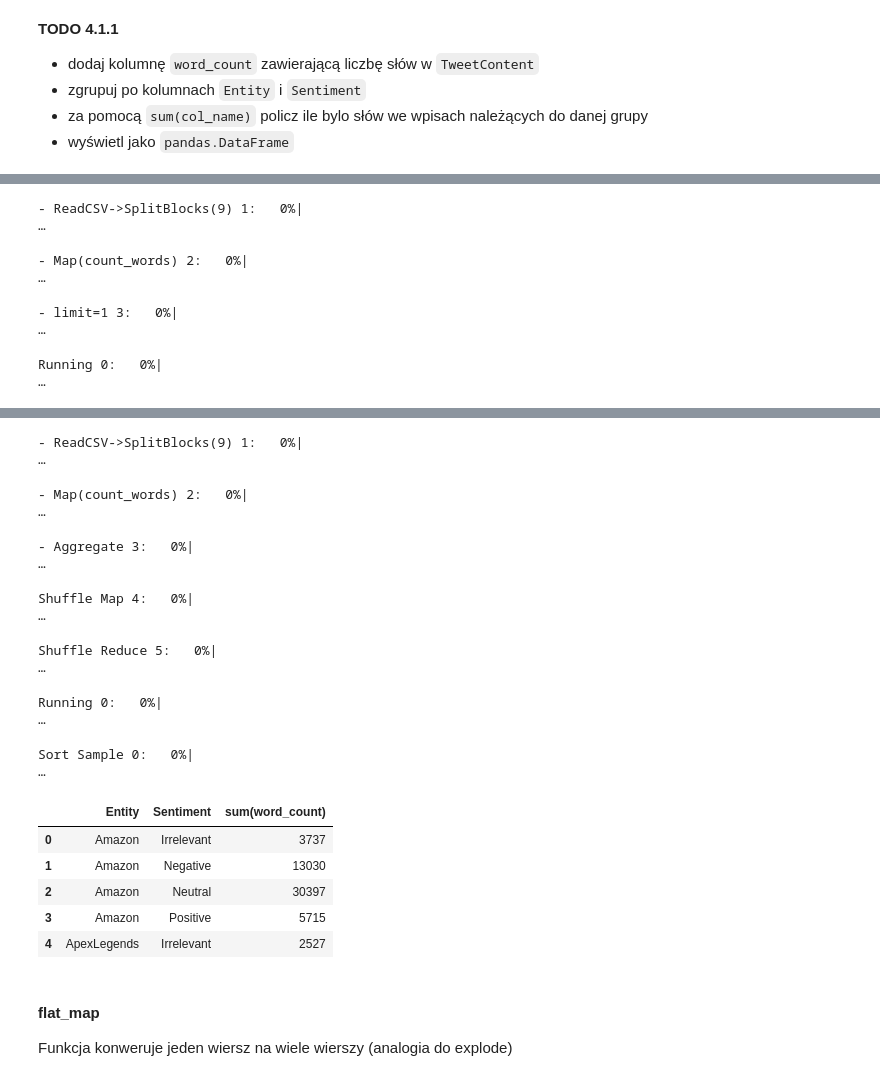
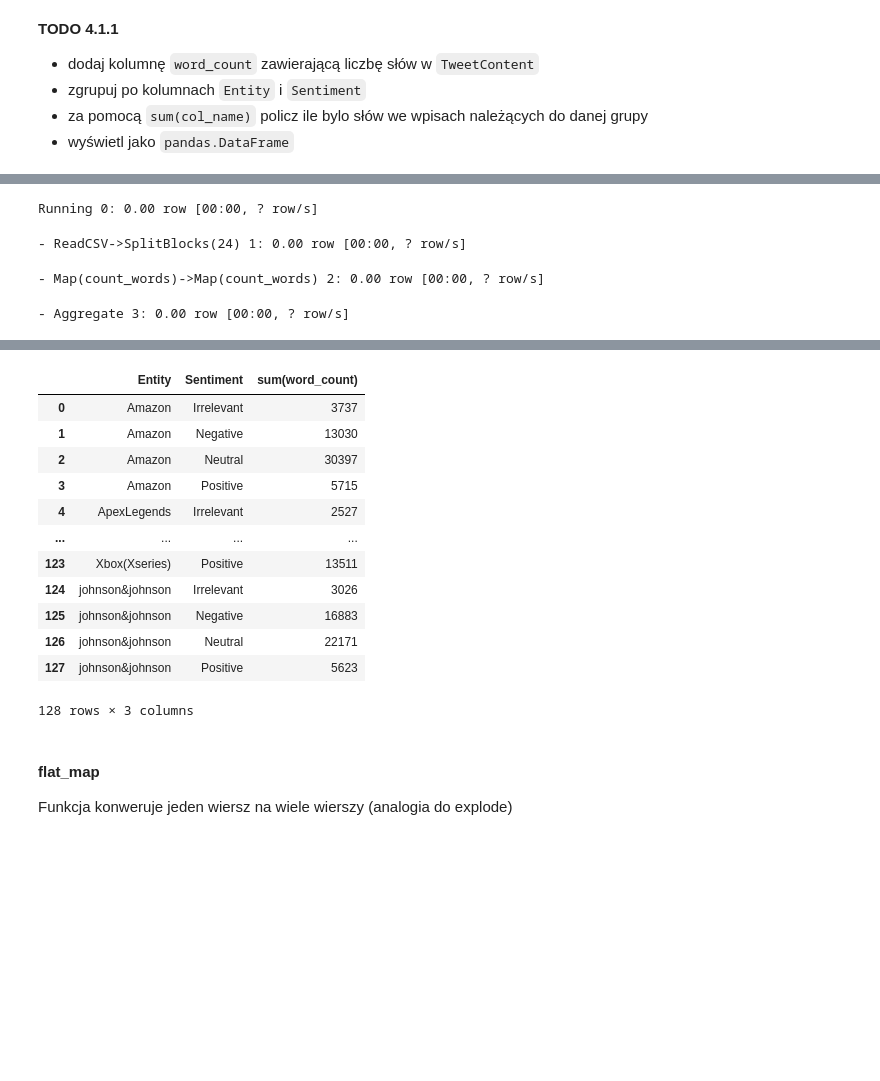
Before and after one commit to IwoSzczepaniak/DataExploration, a Jupyter notebook: src/main/resources/ray/ray-jupyter/ray_lab.ipynb, the cells around one changed output, grey strips where cells are left out. Cells and saved outputs as stored; diff of their text form; code cells hidden in the pictures; blank space fills up the shorter version.

````diff
--- a/src/main/resources/ray/ray-jupyter/ray_lab.ipynb
+++ b/src/main/resources/ray/ray-jupyter/ray_lab.ipynb
@@ -498,8 +594,9 @@ ds_train.map(split_content).show(10)
 * wyświetl jako ```pandas.DataFrame```
 # %%
 def count_words(row):
+    row["word_count"] = len(row["TweetContent"].split())
+    return row
 
-
-# ds_train.map(count_words).show(3)
-ds_train.map(count_words)...
+ds_train = ds_train.map(count_words)
+ds_train.groupby(["Entity", "Sentiment"]).sum("word_count").to_pandas()
 # %% [output]
@@ -508,4 +606,4 @@ ds_train.map(count_words)...
-- ReadCSV->SplitBlocks(9) 1:   0%|                                                                            …
+Running 0: 0.00 row [00:00, ? row/s]
-- Map(count_words) 2:   0%|                                                                                   …
+- ReadCSV->SplitBlocks(24) 1: 0.00 row [00:00, ? row/s]
-- limit=1 3:   0%|                                                                                            …
+- Map(count_words)->Map(count_words) 2: 0.00 row [00:00, ? row/s]
-Running 0:   0%|                                                                                              …
+- Aggregate 3: 0.00 row [00:00, ? row/s]
@@ -514,16 +611,16 @@ Running 0:   0%|
+|  | Entity | Sentiment | sum(word_count) |
+| 0 | Amazon | Irrelevant | 3737 |
+| 1 | Amazon | Negative | 13030 |
+| 2 | Amazon | Neutral | 30397 |
+| 3 | Amazon | Positive | 5715 |
+| 4 | ApexLegends | Irrelevant | 2527 |
+| ... | ... | ... | ... |
+| 123 | Xbox(Xseries) | Positive | 13511 |
+| 124 | johnson&johnson | Irrelevant | 3026 |
+| 125 | johnson&johnson | Negative | 16883 |
+| 126 | johnson&johnson | Neutral | 22171 |
+| 127 | johnson&johnson | Positive | 5623 |
-- ReadCSV->SplitBlocks(9) 1:   0%|                                                                            …
+128 rows × 3 columns
-- Map(count_words) 2:   0%|                                                                                   …
-- Aggregate 3:   0%|                                                                                          …
-Shuffle Map 4:   0%|                                                                                          …
-Shuffle Reduce 5:   0%|                                                                                       …
-Running 0:   0%|                                                                                              …
-Sort Sample 0:   0%|                                                                                          …
-|  | Entity | Sentiment | sum(word_count) |
-| 0 | Amazon | Irrelevant | 3737 |
-| 1 | Amazon | Negative | 13030 |
-| 2 | Amazon | Neutral | 30397 |
-| 3 | Amazon | Positive | 5715 |
-| 4 | ApexLegends | Irrelevant | 2527 |
 # %% [markdown]
 #### flat_map
 Funkcja konweruje jeden wiersz na wiele wierszy (analogia do explode)
````
Also changed, not shown: parts of 25 cells of this notebook.
